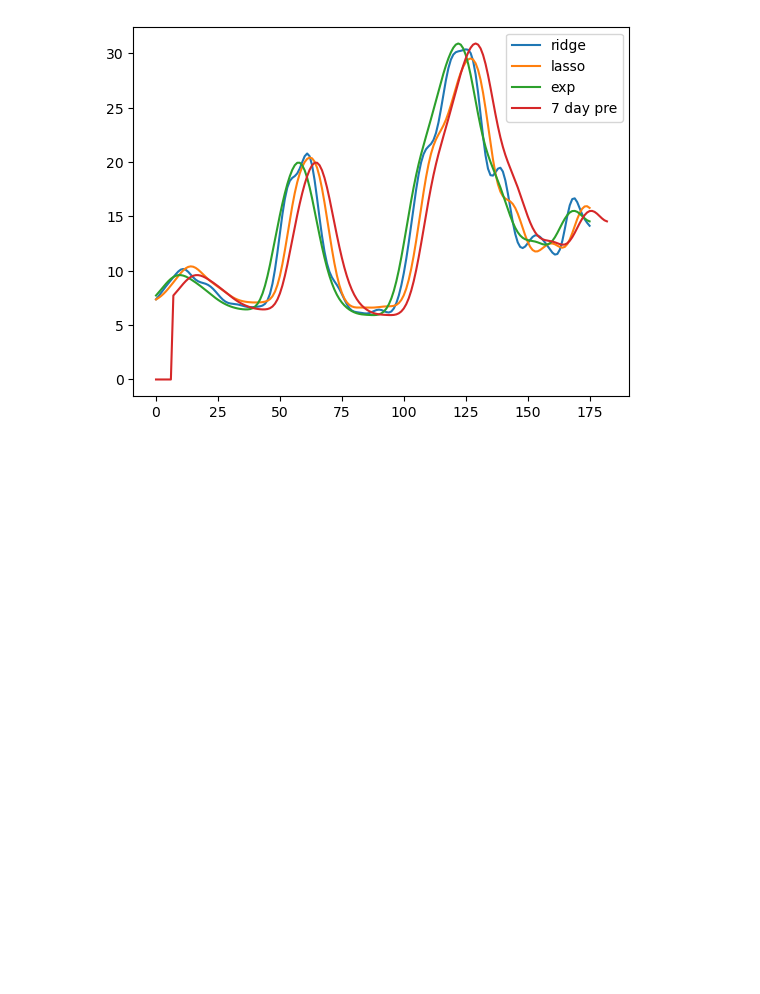
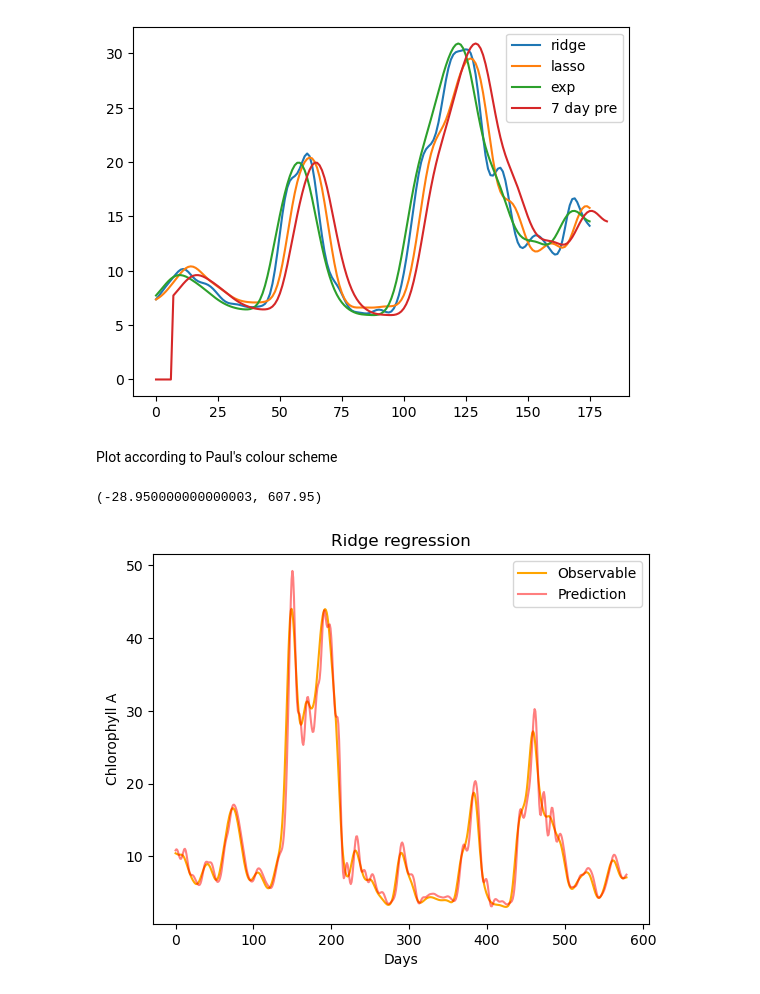
Before and after one commit to MTLehner/DSTSES_DataLakes, a Jupyter notebook: jb_ridge_lasso.ipynb, the cells around one changed output. Drawn from its saved outputs; the diff is of its cells as text; code cells hidden in the pictures; blank space fills up the shorter version.

```diff
--- a/jb_ridge_lasso.ipynb
+++ b/jb_ridge_lasso.ipynb
@@ -75,19 +63,0 @@ print(n_predictions)
-# %%
-X_predictions = []
-ridge_predictions = []
-lasso_predictions = []
-for i in range(n_predictions):
-    t_start = i
-    t_end = t_start+14
-    X_train, X_test = X[t_start:t_end], X[t_end+7]
-    X_test = np.reshape(X_test,(1,1))
-    Y_train = Y[t_start:t_end]
-    ridge.set_params(alpha=alpha)
-    ridge.fit(X_train, Y_train)
-    lasso.set_params(alpha=alpha)
-    lasso.fit(X_train, Y_train)
-    RidgePred = ridge.predict(X_test)
-    LassoPred = lasso.predict(X_test)
-    X_predictions.append(X_test)
-    ridge_predictions.append(RidgePred)
-    lasso_predictions.append(LassoPred)
@@ -150,3 +111,19 @@ plt.legend()
 # %% [output]
 <matplotlib.legend.Legend at 0x...>
 [figure]
+# %% [markdown]
+Plot according to Paul's colour scheme
+# %%
+fig, axd = plt.subplot_mosaic([['Prediction7days']])
+ax = axd['Prediction7days']
+ax.plot(np.array(Y_train).tolist(),label='Observable',color='orange')
+ax.plot(predictions_train_ridge,label='Prediction',color='red',alpha=0.5)
+ax.set_xlabel('Days')
+ax.set_ylabel('Chlorophyll A')
+ax.set_title("Ridge regression")
+
+plt.legend()
+plt.xlim()
+# %% [output]
+(-28.950000000000003, 607.95)
+[figure, added]
```
Also changed, not shown: parts of 20 cells of this notebook.
